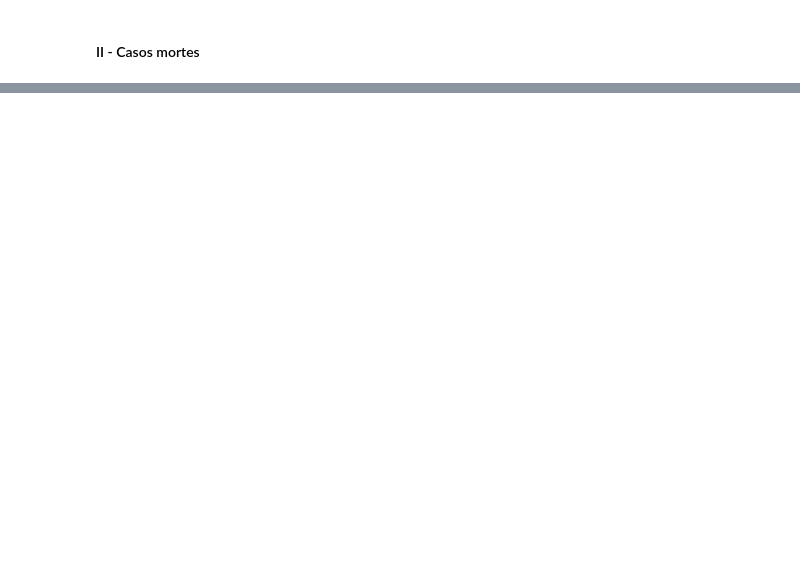
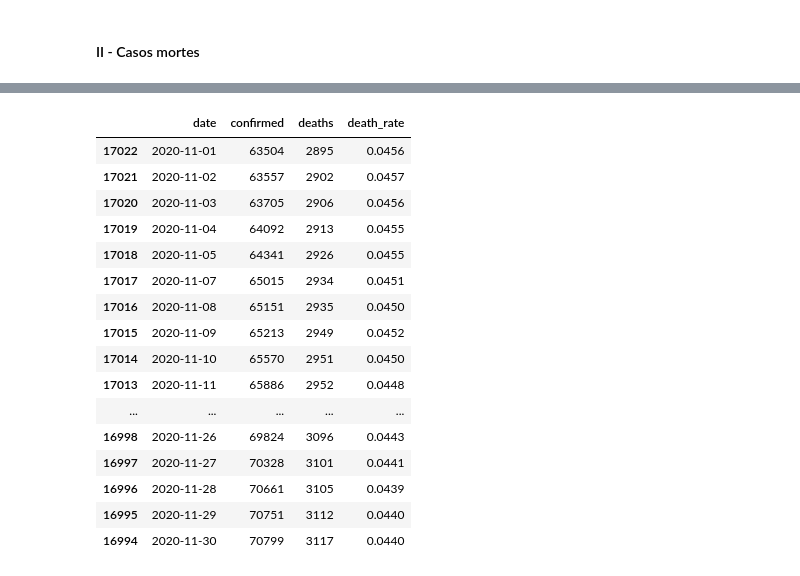
Before and after one commit to moisesmember/python_project, a Jupyter notebook: other/covid_brazil_amazonas.ipynb, the cells around one changed output, grey strips where cells are left out. Drawn from its saved outputs; the diff is of its cells as text; code cells hidden in the pictures; blank space fills up the shorter version.

```diff
--- a/other/covid_brazil_amazonas.ipynb
+++ b/other/covid_brazil_amazonas.ipynb
@@ -297,0 +325,23 @@ ax_deaths
+# %%
+# data_filter = covid19_manaus[(covid19_manaus['date'] > '2020-03-01') & (covid19_manaus['date'] < '2020-03-31')]
+data_filter = covid19_manaus[(covid19_manaus['date'] >= '2020-11-01') & (covid19_manaus['date'] <= '2020-11-31')].sort_values(by=['date'])
+# %%
+data_filter
+# %% [output]
+|  | date | confirmed | deaths | death_rate |
+| 17022 | 2020-11-01 | 63504 | 2895 | 0.0456 |
+| 17021 | 2020-11-02 | 63557 | 2902 | 0.0457 |
+| 17020 | 2020-11-03 | 63705 | 2906 | 0.0456 |
+| 17019 | 2020-11-04 | 64092 | 2913 | 0.0455 |
+| 17018 | 2020-11-05 | 64341 | 2926 | 0.0455 |
+| 17017 | 2020-11-07 | 65015 | 2934 | 0.0451 |
+| 17016 | 2020-11-08 | 65151 | 2935 | 0.0450 |
+| 17015 | 2020-11-09 | 65213 | 2949 | 0.0452 |
+| 17014 | 2020-11-10 | 65570 | 2951 | 0.0450 |
+| 17013 | 2020-11-11 | 65886 | 2952 | 0.0448 |
+| ... | ... | ... | ... | ... |
+| 16998 | 2020-11-26 | 69824 | 3096 | 0.0443 |
+| 16997 | 2020-11-27 | 70328 | 3101 | 0.0441 |
+| 16996 | 2020-11-28 | 70661 | 3105 | 0.0439 |
+| 16995 | 2020-11-29 | 70751 | 3112 | 0.0440 |
+| 16994 | 2020-11-30 | 70799 | 3117 | 0.0440 |
```
Also changed, not shown: parts of 18 cells of this notebook, 1 other file.
